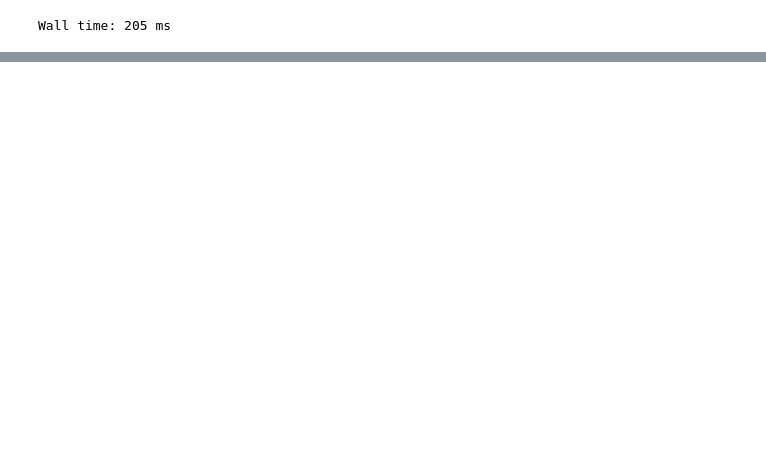
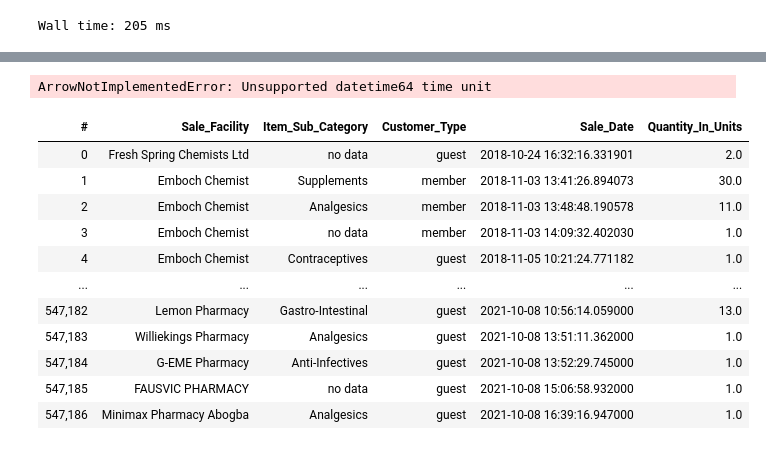
Before and after one commit to DreKwasi/time_series, a Jupyter notebook: Consumption_Data_Analysis.ipynb, the cells around one changed output, grey strips where cells are left out. Drawn from its saved outputs; the diff is of its cells as text; code cells hidden in the pictures; blank space fills up the shorter version.

```diff
--- a/Consumption_Data_Analysis.ipynb
+++ b/Consumption_Data_Analysis.ipynb
@@ -21,7 +89,9 @@ from statsmodels.graphics.tsaplots import plot_acf, plot_pacf
 # %%
 # Imports data
-path = os.getcwd()
-# vx.from_csv('%s//Data//consumption_data.csv'%path, dtype={'Corporate Facility Name': 'string',
-#                                                     'Service Transaction ID': 'string',
-#                                                     'Vdl Drug ID':'string'},low_memory=False, chunk_size=100_000)
-data = vx.open("%s//Data//consumption_data.csv.hdf5"%path)
+
+try:
+    data = vx.open('%s//Data//consumption_data.csv.hdf5'%path)
+except (FileNotFoundError):
+    data = vx.from_csv('%s//Data//consumption_data.csv'%path,
+                       dtype=dtypes, parse_dates=parse_dates, date_parser=custom_dates,
+            chunk_size=100_000, convert=True)
@@ -46,6 +143,4 @@ display(data.tail())
 # %%
-# Changing Datetime types on the Sale Date Column
-data['Sale Date'] = data['Sale Date'].astype('datetime64[ns]')
 # Place all Column Names in a List
 col_names = data.get_column_names()
 # Renaming all columns to fit Vaex standards
@@ -73,3 +192,22 @@ anti_d.rename("y", "Quantity_In_Units")
+# %%
+wk = df.groupby(by=['Sale_Facility', 'Item_Sub_Category','Customer_Type', vx.BinnerTime(df['Sale_Date'], resolution='W')], agg={'Quantity_In_Units':'sum'})
+# %% [output]
+ArrowNotImplementedError: Unsupported datetime64 time unit
+# %%
+wk
+# %% [output]
+| # | Sale_Facility | Item_Sub_Category | Customer_Type | Sale_Date | Quantity_In_Units |
+| 0 | Fresh Spring Chemists Ltd | no data | guest | 2018-10-24 16:32:16.331901 | 2.0 |
+| 1 | Emboch Chemist | Supplements | member | 2018-11-03 13:41:26.894073 | 30.0 |
+| 2 | Emboch Chemist | Analgesics | member | 2018-11-03 13:48:48.190578 | 11.0 |
+| 3 | Emboch Chemist | no data | member | 2018-11-03 14:09:32.402030 | 1.0 |
+| 4 | Emboch Chemist | Contraceptives | guest | 2018-11-05 10:21:24.771182 | 1.0 |
+| ... | ... | ... | ... | ... | ... |
+| 547,182 | Lemon Pharmacy | Gastro-Intestinal | guest | 2021-10-08 10:56:14.059000 | 13.0 |
+| 547,183 | Williekings Pharmacy | Analgesics | guest | 2021-10-08 13:51:11.362000 | 1.0 |
+| 547,184 | G-EME Pharmacy | Anti-Infectives | guest | 2021-10-08 13:52:29.745000 | 1.0 |
+| 547,185 | FAUSVIC PHARMACY | no data | guest | 2021-10-08 15:06:58.932000 | 1.0 |
+| 547,186 | Minimax Pharmacy Abogba | Analgesics | guest | 2021-10-08 16:39:16.947000 | 1.0 |
 # %%
 weekly = anti_d.groupby(by=vx.BinnerTime(anti_d['Sale_Date'], resolution='W'), agg={'count':'count'})
 daily = anti_d.groupby(by=vx.BinnerTime(anti_d['Sale_Date'], resolution='D'), agg={'count':'count'})
```
Also changed, not shown: parts of 12 cells of this notebook, 1 other file.
